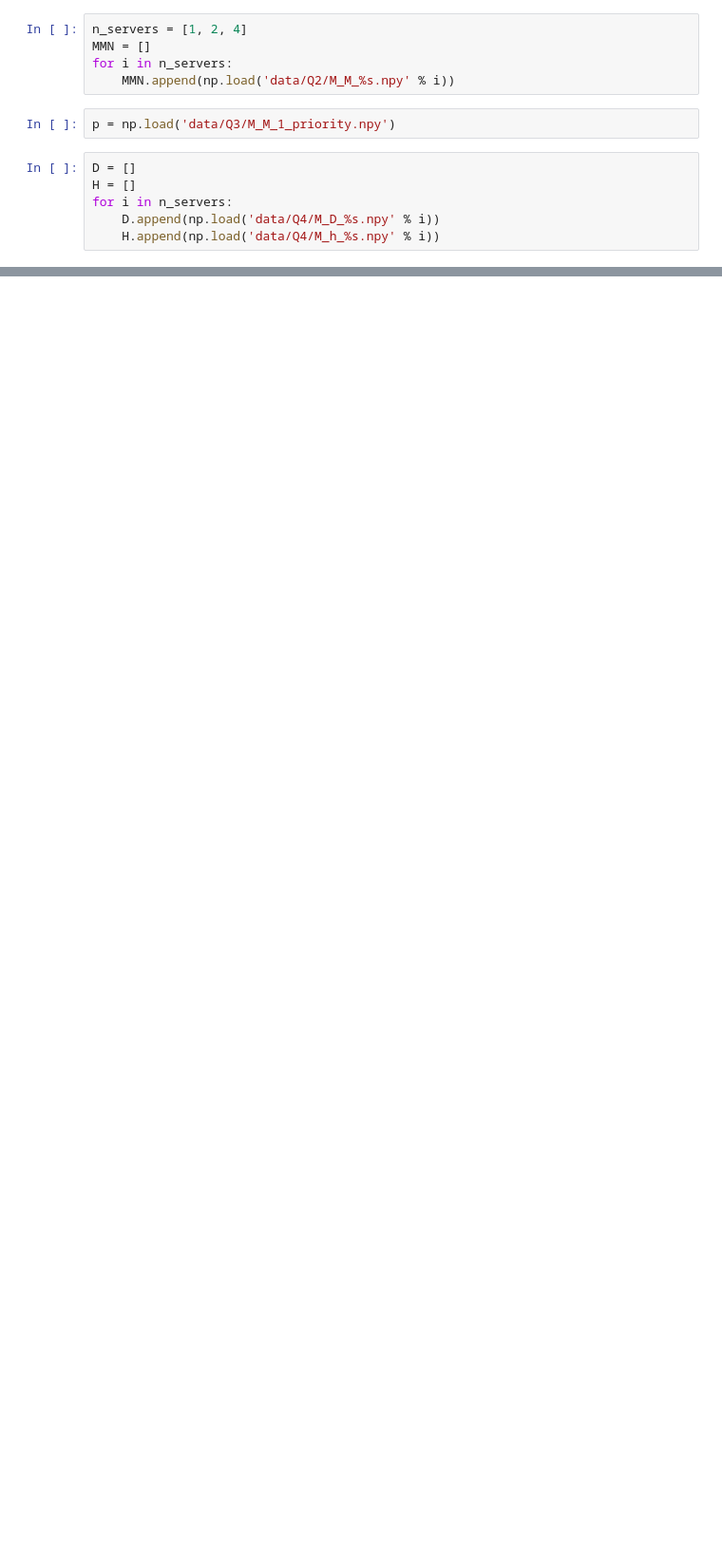
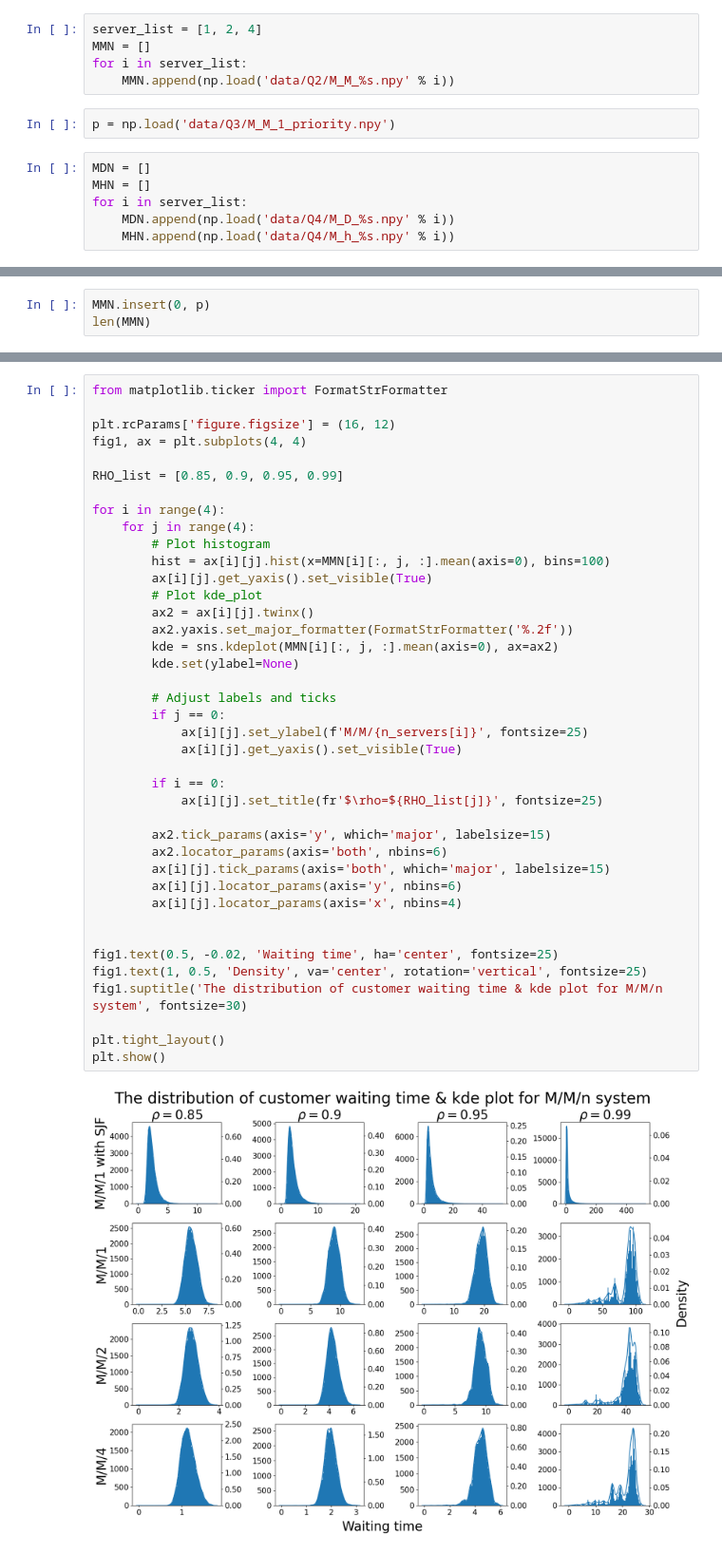
Before and after one commit to Alex-notmyname/Stochastic_simulation, a Jupyter notebook: Assignment_2/test.ipynb, the cells around one changed output, grey strips where cells are left out. Shown at 95% size. Saved outputs shown, nothing was run; the diff lists cells and outputs as text; blank space fills up the shorter version.

```diff
--- a/Assignment_2/test.ipynb
+++ b/Assignment_2/test.ipynb
@@ -4,15 +4,15 @@ import matplotlib.pyplot as plt
 import pandas as pd
 import seaborn as sns
 # %%
-n_servers = [1, 2, 4]
+server_list = [1, 2, 4]
 MMN = []
-for i in n_servers:
+for i in server_list:
     MMN.append(np.load('data/Q2/M_M_%s.npy' % i))
 # %%
 p = np.load('data/Q3/M_M_1_priority.npy')
 # %%
-D = []
-H = []
-for i in n_servers:
-    D.append(np.load('data/Q4/M_D_%s.npy' % i))
-    H.append(np.load('data/Q4/M_h_%s.npy' % i))
+MDN = []
+MHN = []
+for i in server_list:
+    MDN.append(np.load('data/Q4/M_D_%s.npy' % i))
+    MHN.append(np.load('data/Q4/M_h_%s.npy' % i))
@@ -21,0 +25,3 @@ CUSTOMERS = 10000
+# %%
+MMN.insert(0, p)
+len(MMN)
@@ -54,0 +53,42 @@ plt.show()
+# %%
+from matplotlib.ticker import FormatStrFormatter
+
+plt.rcParams['figure.figsize'] = (16, 12)
+fig1, ax = plt.subplots(4, 4)
+
+RHO_list = [0.85, 0.9, 0.95, 0.99]
+
+for i in range(4):
+    for j in range(4):
+        # Plot histogram
+        hist = ax[i][j].hist(x=MMN[i][:, j, :].mean(axis=0), bins=100)
+        ax[i][j].get_yaxis().set_visible(True)
+        # Plot kde_plot
+        ax2 = ax[i][j].twinx()
+        ax2.yaxis.set_major_formatter(FormatStrFormatter('%.2f'))
+        kde = sns.kdeplot(MMN[i][:, j, :].mean(axis=0), ax=ax2)
+        kde.set(ylabel=None)
+
+        # Adjust labels and ticks
+        if j == 0:
+            ax[i][j].set_ylabel(f'M/M/{n_servers[i]}', fontsize=25)
+            ax[i][j].get_yaxis().set_visible(True)
+
+        if i == 0:
+            ax[i][j].set_title(fr'$\rho=${RHO_list[j]}', fontsize=25)
+
+        ax2.tick_params(axis='y', which='major', labelsize=15)
+        ax2.locator_params(axis='both', nbins=6)
+        ax[i][j].tick_params(axis='both', which='major', labelsize=15)
+        ax[i][j].locator_params(axis='y', nbins=6)
+        ax[i][j].locator_params(axis='x', nbins=4)
+
+
+fig1.text(0.5, -0.02, 'Waiting time', ha='center', fontsize=25)
+fig1.text(1, 0.5, 'Density', va='center', rotation='vertical', fontsize=25)
+fig1.suptitle('The distribution of customer waiting time & kde plot for M/M/n system', fontsize=30)
+
+plt.tight_layout()
+plt.show()
+# %% [output]
+[figure, added]
```
Also changed, not shown: parts of 27 cells of this notebook, 15 other files.
